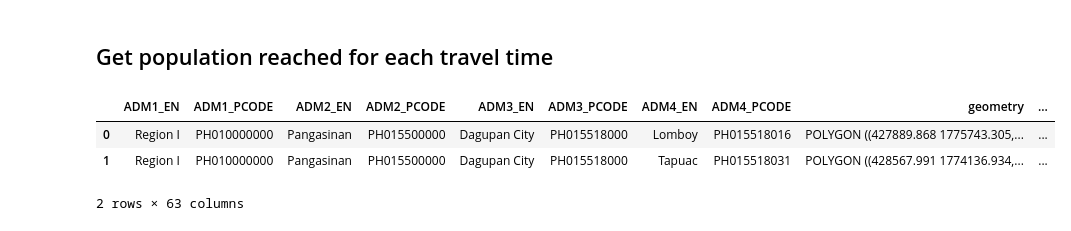
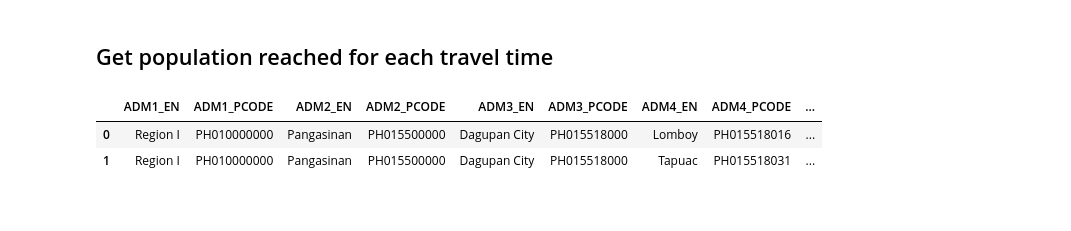
Before and after one commit to thinkingmachines/project-cchain, a Jupyter notebook: notebooks/tm/hospitals-isochrones/02-contours-to-adminlevel.ipynb, the cells around one changed output. Drawn from its saved outputs; the diff is of its cells as text; code cells hidden in the pictures.

Commit message:
Modify Isochrones functions for calculating percent reached

```diff
--- a/notebooks/tm/hospitals-isochrones/02-contours-to-adminlevel.ipynb
+++ b/notebooks/tm/hospitals-isochrones/02-contours-to-adminlevel.ipynb
@@ -156,13 +186,21 @@ hospital_grids.head(2)
+# %%
+hospital_grids = pd.read_csv(
+    PROCESSED_DIR / "hospital_grids_wadm.csv", dtype={"quadkey": str}
+)
+brgy_healthcenter_grids = pd.read_csv(
+    PROCESSED_DIR / "brgy_healthcenter_grids_wadm.csv", dtype={"quadkey": str}
+)
+rhu_grids = pd.read_csv(PROCESSED_DIR / "rhu_grids_wadm.csv", dtype={"quadkey": str})
 # %% [markdown]
 ## Get barangay-level population
 # %%
 %%time
 
 # first to AOI to get total population
-aoi_population = rzs.create_raster_zonal_stats(
+aoi_population_brgy = rzs.create_raster_zonal_stats(
     aoi,
     WP_2020_RASTER,
-    aggregation=dict(func="sum", column="population", output="brgy_population_count"),
+    aggregation=dict(func="sum", column="population", output="total_population_count"),
     extra_args=dict(nodata=-99999),
 )
 # %% [output]
@@ -179,0 +217,15 @@ aoi_population.head(5)
+# %%
+city_aoi = aoi.dissolve("ADM3_PCODE")
+city_aoi = city_aoi.reset_index()
+city_aoi = city_aoi[
+    [
+        "ADM1_EN",
+        "ADM1_PCODE",
+        "ADM2_EN",
+        "ADM2_PCODE",
+        "ADM3_EN",
+        "ADM3_PCODE",
+        "geometry",
+    ]
+]
+city_aoi
@@ -179,0 +246,11 @@ aoi_population.head(5)
+# %%
+%%time
+
+# first to AOI to get total population
+aoi_population_city = rzs.create_raster_zonal_stats(
+    city_aoi,
+    WP_2020_RASTER,
+    aggregation=dict(func="sum", column="population", output="total_population_count"),
+    extra_args=dict(nodata=-99999),
+)
+aoi_population_city.head(2)
@@ -229,8 +433,12 @@ def compute_population_reached(health_iso_grids, facility_type):
 # %%
-hospitals_pop_reached = compute_population_reached(hospital_grids, "hospital")
+hospitals_pop_reached = compute_population_reached(
+    hospital_grids,
+    "hospital",
+    admin_level_pcode="ADM4_PCODE",
+    aoi_pop_df=aoi_population_brgy,
+)
 hospitals_pop_reached.head(2)
 # %% [output]
-|  | ADM1_EN | ADM1_PCODE | ADM2_EN | ADM2_PCODE | ADM3_EN | ADM3_PCODE | ADM4_EN | ADM4_PCODE | geometry | ... |
-| 0 | Region I | PH010000000 | Pangasinan | PH015500000 | Dagupan City | PH015518000 | Lomboy | PH015518016 | POLYGON ((427889.868 1775743.305,... | ... |
-| 1 | Region I | PH010000000 | Pangasinan | PH015500000 | Dagupan City | PH015518000 | Tapuac | PH015518031 | POLYGON ((428567.991 1774136.934,... | ... |
+|  | ADM1_EN | ADM1_PCODE | ADM2_EN | ADM2_PCODE | ADM3_EN | ADM3_PCODE | ADM4_EN | ADM4_PCODE | ... |
+| 0 | Region I | PH010000000 | Pangasinan | PH015500000 | Dagupan City | PH015518000 | Lomboy | PH015518016 | ... |
+| 1 | Region I | PH010000000 | Pangasinan | PH015500000 | Dagupan City | PH015518000 | Tapuac | PH015518031 | ... |
-2 rows × 63 columns
```
Also changed, not shown: parts of 38 cells of this notebook.
